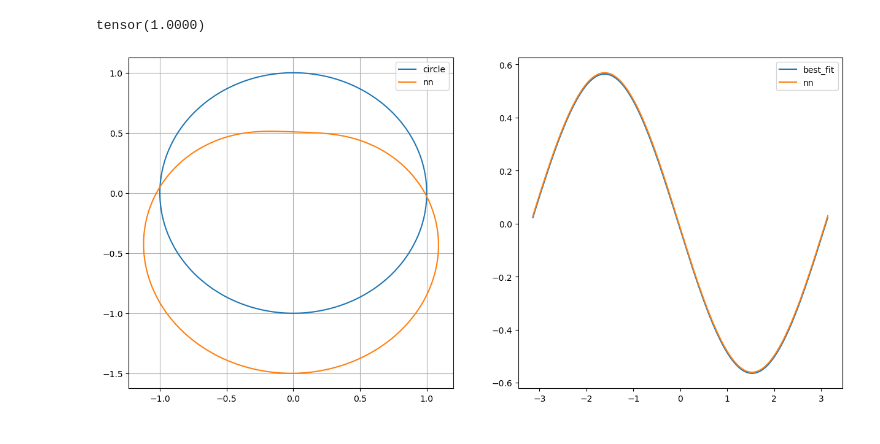
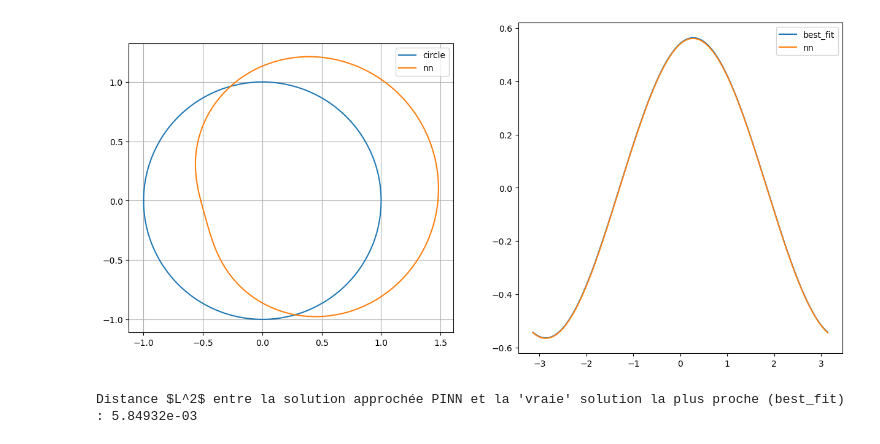
Before and after one commit to pascaltribel/polyharmonic_critic_equation, a Jupyter notebook: Boule.ipynb, the cells around one changed output. Saved outputs shown, nothing was run; the diff lists cells and outputs as text; code cells hidden in the pictures.

Commit message:
Calcul de theta0 explicite

```diff
--- a/Boule.ipynb
+++ b/Boule.ipynb
@@ -118,0 +127,8 @@ def sol_theta0(theta0, x):
+# %%
+thetas = torch.linspace(-np.pi,np.pi, 1000)
+y_hat = model(thetas)
+
+sin_sum = torch.sum(y_hat*torch.sin(thetas))
+cos_sum = torch.sum(y_hat*torch.cos(thetas))
+theta0_compute = torch.arctan(-sin_sum/cos_sum)
+print(f"Loss: {torch.mean(loss_theta(thetas,lambda t :theta0_compute+t,y_hat)):.5e}, theta0: {theta0_compute:.5f}")
@@ -119,5 +137,5 @@ def sol_theta0(theta0, x):
 # %%
-def display_solution(model, theta0):
+def display_solution_with_fit(model, theta0):
     theta = torch.linspace(-np.pi, np.pi, 1000, requires_grad = True)
     g = model(theta).detach()
     max_g = 2*torch.max(torch.abs(g))
@@ -127,17 +145,17 @@ def display_solution(model, theta0):
     ax[0].plot((torch.cos(theta)*(1+g/max_g)).detach().cpu().numpy(), (torch.sin(theta)*(1+g/max_g)).detach().cpu().numpy(), label='nn')
     ax[0].legend()
     ax[0].grid()
-    ax[1].plot(theta.detach().cpu().numpy(), sol_theta0(theta0,theta).detach().cpu().numpy(), label='best_fit')
+    ax[0].set_aspect("equal")
+    ax[1].plot(theta.detach().cpu().numpy(), sol(theta0+theta).detach().cpu().numpy(), label='best_fit')
     ax[1].plot(theta.detach().cpu().numpy(), g.detach().cpu().numpy(), label='nn')
     ax[1].legend()
     plt.show()
-# %%
-theta = torch.linspace(-np.pi, np.pi, 1000, requires_grad = True)
-g = model(theta).detach()
-print(l2_norm(g))
-# %% [output]
-tensor(1.0000)
 # %%
-display_solution(model, theta0_hat)
+theta = torch.linspace(-np.pi, np.pi, 1000, requires_grad = True)
+g = model(theta).detach()
+
+display_solution_with_fit(model, theta0_compute)
+print(f"Distance $L^2$ entre la solution approchée PINN et la 'vraie' solution la plus proche (best_fit) : {l2_norm(g-sol(theta0_compute+theta)):.5e}")
 # %% [output]
-[figure, old version]
+[figure, new version]
+Distance $L^2$ entre la solution approchée PINN et la 'vraie' solution la plus proche (best_fit) : 5.84932e-03
```
Also changed, not shown: parts of 8 cells of this notebook.
